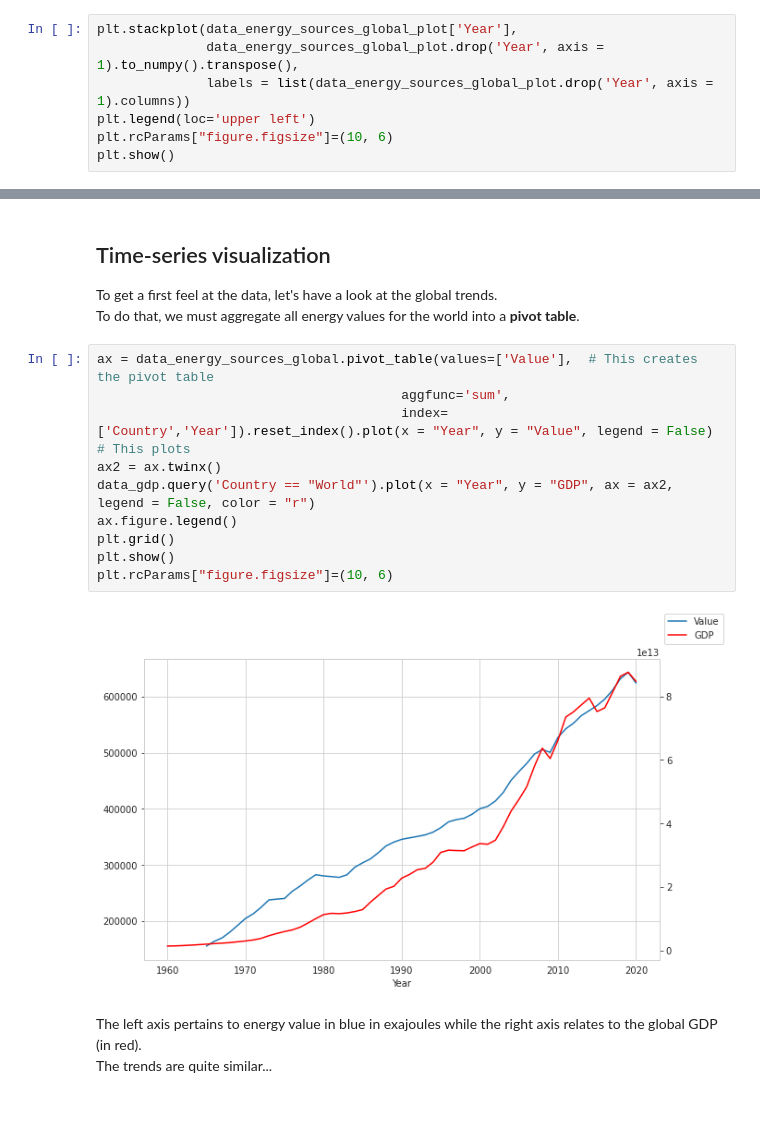
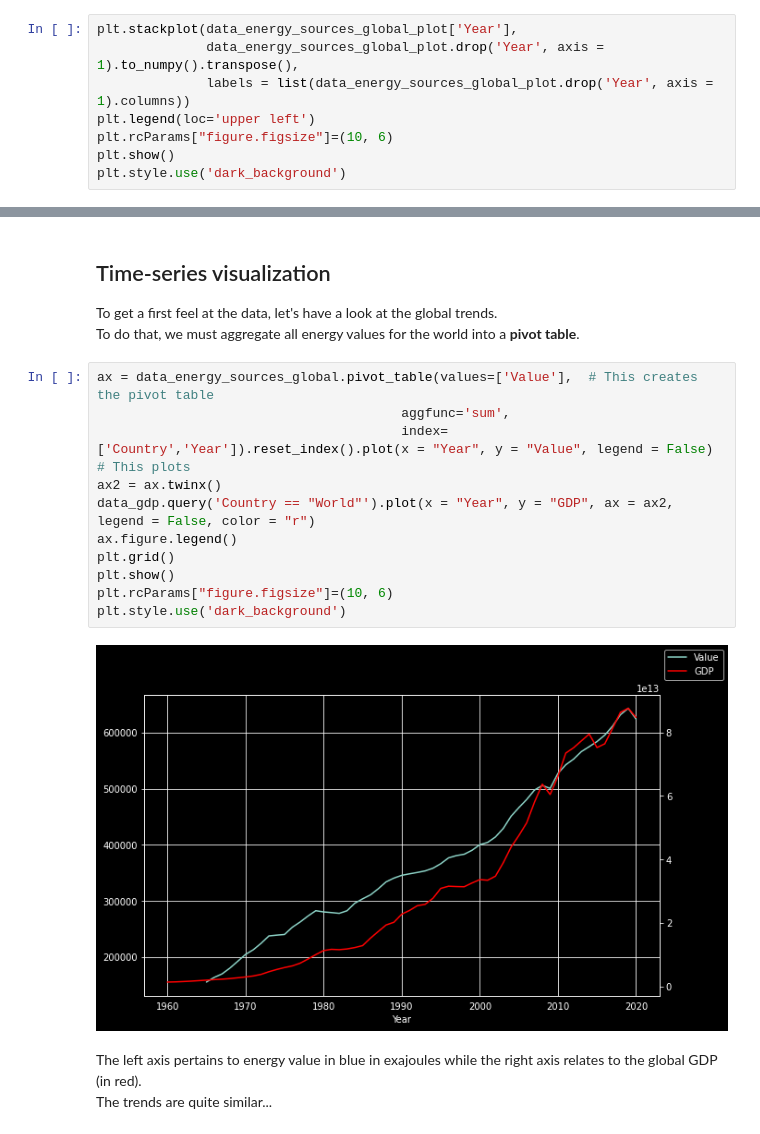
Before and after one commit to shokru/carbon_emissions, a Jupyter notebook: energy_gdp.ipynb, the cells around one changed output, grey strips where cells are left out. Saved outputs shown, nothing was run; the diff lists cells and outputs as text.

```diff
--- a/energy_gdp.ipynb
+++ b/energy_gdp.ipynb
@@ -229,4 +222,5 @@ plt.stackplot(data_energy_sources_global_plot['Year'],
 plt.legend(loc='upper left')
 plt.rcParams["figure.figsize"]=(10, 6)
 plt.show()
+plt.style.use('dark_background')
 # %% [output]
@@ -273,15 +267,16 @@ To do that, we must aggregate all energy values for the world into a **pivot tab
 # %%
 ax = data_energy_sources_global.pivot_table(values=['Value'],  # This creates the pivot table
                                        aggfunc='sum',
                                        index=['Country','Year']).reset_index().plot(x = "Year", y = "Value", legend = False) # This plots
 ax2 = ax.twinx()
 data_gdp.query('Country == "World"').plot(x = "Year", y = "GDP", ax = ax2, legend = False, color = "r")
 ax.figure.legend()
 plt.grid()
 plt.show()
 plt.rcParams["figure.figsize"]=(10, 6)
+plt.style.use('dark_background')
 # %% [output]
-[figure, old version]
+[figure, new version]
 # %% [markdown]
 The left axis pertains to energy value in blue in exajoules while the right axis relates to the global GDP (in red).
 The trends are quite similar...
```
Also changed, not shown: parts of 3 cells of this notebook.
